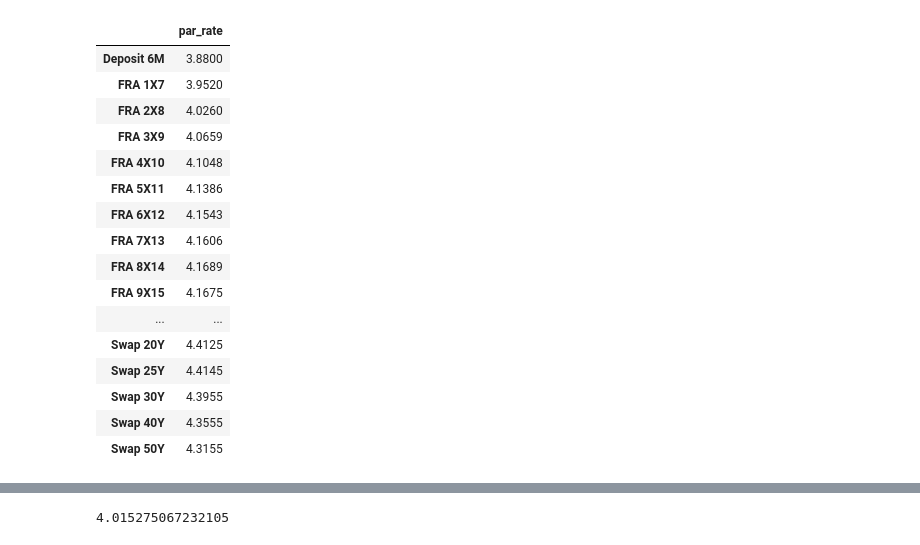
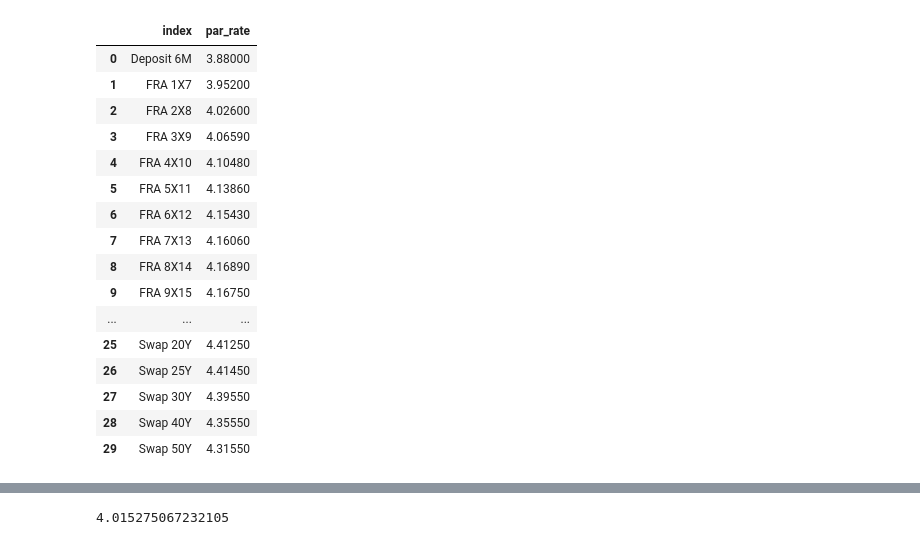
Before and after one commit to mayer19/FinancialDerivativesGroupProject, a Jupyter notebook: Derivatives.ipynb, the cells around one changed output, grey strips where cells are left out. Cells and saved outputs as stored; diff of their text form; code cells hidden in the pictures.

```diff
--- a/Derivatives.ipynb
+++ b/Derivatives.ipynb
@@ -9,4 +12,4 @@ from scipy.interpolate import interp1d
 # %%
 capnormal=pd.read_csv("HA_capNormalVol.csv")
-swaps=pd.read_csv("HA_swaps.csv")
+swaps_data=pd.read_csv("HA_swaps.csv")
 swaption=pd.read_csv("HA_swaptionNormalVol.csv")
@@ -46,5 +33,6 @@ dates = schedule(start, maturity)
 # %%
 #Exercise 1
-swaps = swaps.rename(columns={'Unnamed: 0': 'Date'}) #changing name of columns
+swaps = swaps_data.rename(columns={'Unnamed: 0': 'Date'}) #changing name of columns
 swaps['Date'] = pd.to_datetime(swaps['Date']) #setting the Date columns to a datetime columns
 swaps.set_index('Date', inplace=True) #setting the column as the index
+swaps
@@ -53,22 +54,23 @@ start_1= pd.to_datetime(dates[0])
 # %%
-swaps_v1=swaps.loc[start_1].to_frame() #creating a data frame with the rates for january 15th 2007
-swaps_v1.rename(columns = {start_1:'par_rate'}, inplace = True)
+swaps_v1=swaps.loc['2007-01-15 00:00:00'].transpose()
+swaps_v1.columns=['par_rate']
+swaps_v1.reset_index(inplace=True)
 swaps_v1
 # %% [output]
-|  | par_rate |
-| Deposit 6M | 3.8800 |
-| FRA 1X7 | 3.9520 |
-| FRA 2X8 | 4.0260 |
-| FRA 3X9 | 4.0659 |
-| FRA 4X10 | 4.1048 |
-| FRA 5X11 | 4.1386 |
-| FRA 6X12 | 4.1543 |
-| FRA 7X13 | 4.1606 |
-| FRA 8X14 | 4.1689 |
-| FRA 9X15 | 4.1675 |
-| ... | ... |
-| Swap 20Y | 4.4125 |
-| Swap 25Y | 4.4145 |
-| Swap 30Y | 4.3955 |
-| Swap 40Y | 4.3555 |
-| Swap 50Y | 4.3155 |
+|  | index | par_rate |
+| 0 | Deposit 6M | 3.88000 |
+| 1 | FRA 1X7 | 3.95200 |
+| 2 | FRA 2X8 | 4.02600 |
+| 3 | FRA 3X9 | 4.06590 |
+| 4 | FRA 4X10 | 4.10480 |
+| 5 | FRA 5X11 | 4.13860 |
+| 6 | FRA 6X12 | 4.15430 |
+| 7 | FRA 7X13 | 4.16060 |
+| 8 | FRA 8X14 | 4.16890 |
+| 9 | FRA 9X15 | 4.16750 |
+| ... | ... | ... |
+| 25 | Swap 20Y | 4.41250 |
+| 26 | Swap 25Y | 4.41450 |
+| 27 | Swap 30Y | 4.39550 |
+| 28 | Swap 40Y | 4.35550 |
+| 29 | Swap 50Y | 4.31550 |
```
Also changed, not shown: parts of 47 cells of this notebook.
